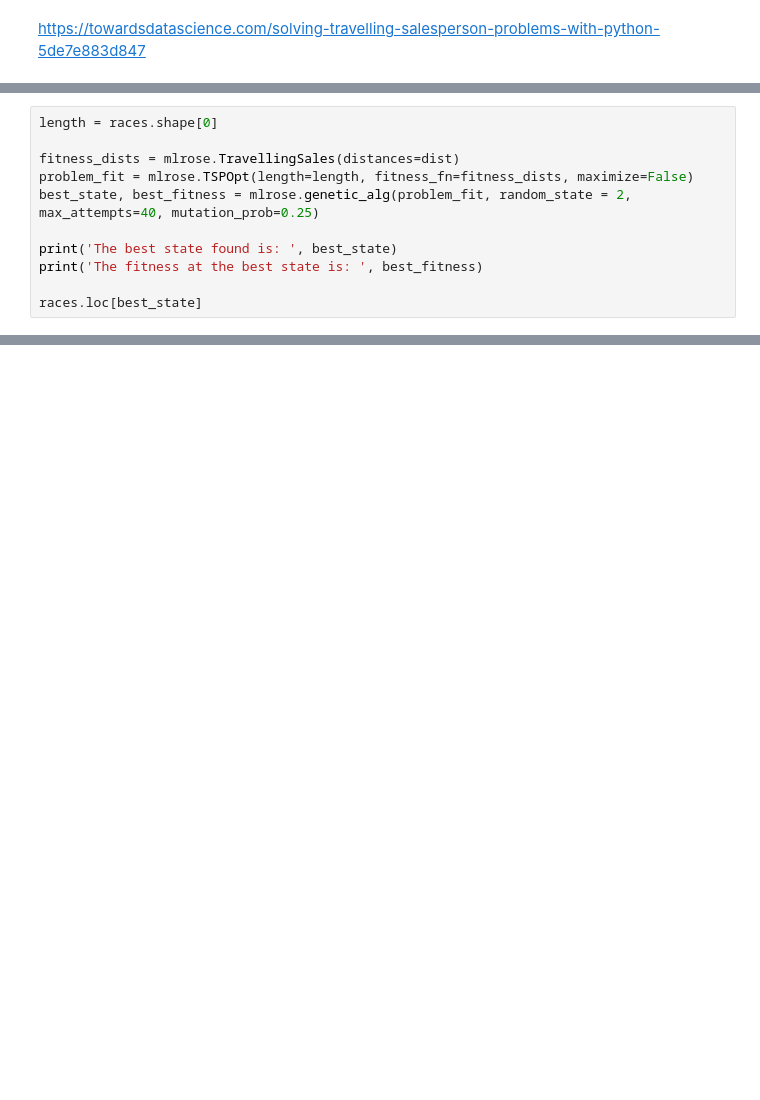
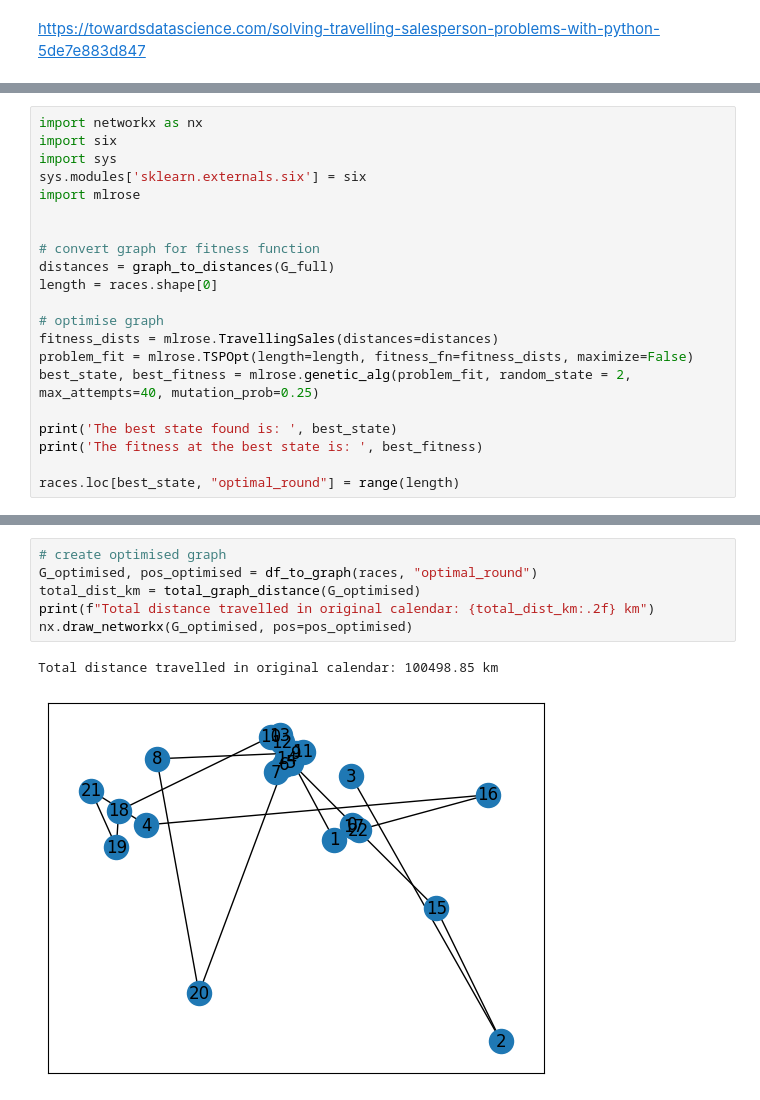
Before and after one commit to jrstats/f1calendar, a Jupyter notebook: playground.ipynb, the cells around one changed output, grey strips where cells are left out. Drawn from its saved outputs; the diff is of its cells as text; blank space fills up the shorter version.

```diff
--- a/playground.ipynb
+++ b/playground.ipynb
@@ -120,11 +47,21 @@ for x in G.edges():
 # %%
+import networkx as nx
+import six
+import sys
+sys.modules['sklearn.externals.six'] = six
+import mlrose
+
+
+# convert graph for fitness function
+distances = graph_to_distances(G_full)
 length = races.shape[0]
 
-fitness_dists = mlrose.TravellingSales(distances=dist)
+# optimise graph
+fitness_dists = mlrose.TravellingSales(distances=distances)
 problem_fit = mlrose.TSPOpt(length=length, fitness_fn=fitness_dists, maximize=False)
 best_state, best_fitness = mlrose.genetic_alg(problem_fit, random_state = 2, max_attempts=40, mutation_prob=0.25)
 
 print('The best state found is: ', best_state)
 print('The fitness at the best state is: ', best_fitness)
 
-races.loc[best_state]
+races.loc[best_state, "optimal_round"] = range(length)
@@ -150,0 +68,9 @@ The fitness at the best state is:  103642.98827139034
+# %%
+# create optimised graph
+G_optimised, pos_optimised = df_to_graph(races, "optimal_round")
+total_dist_km = total_graph_distance(G_optimised)
+print(f"Total distance travelled in original calendar: {total_dist_km:.2f} km")
+nx.draw_networkx(G_optimised, pos=pos_optimised)
+# %% [output]
+Total distance travelled in original calendar: 100498.85 km
+[figure, added]
```
Also changed, not shown: parts of 15 cells of this notebook, 2 other files.
